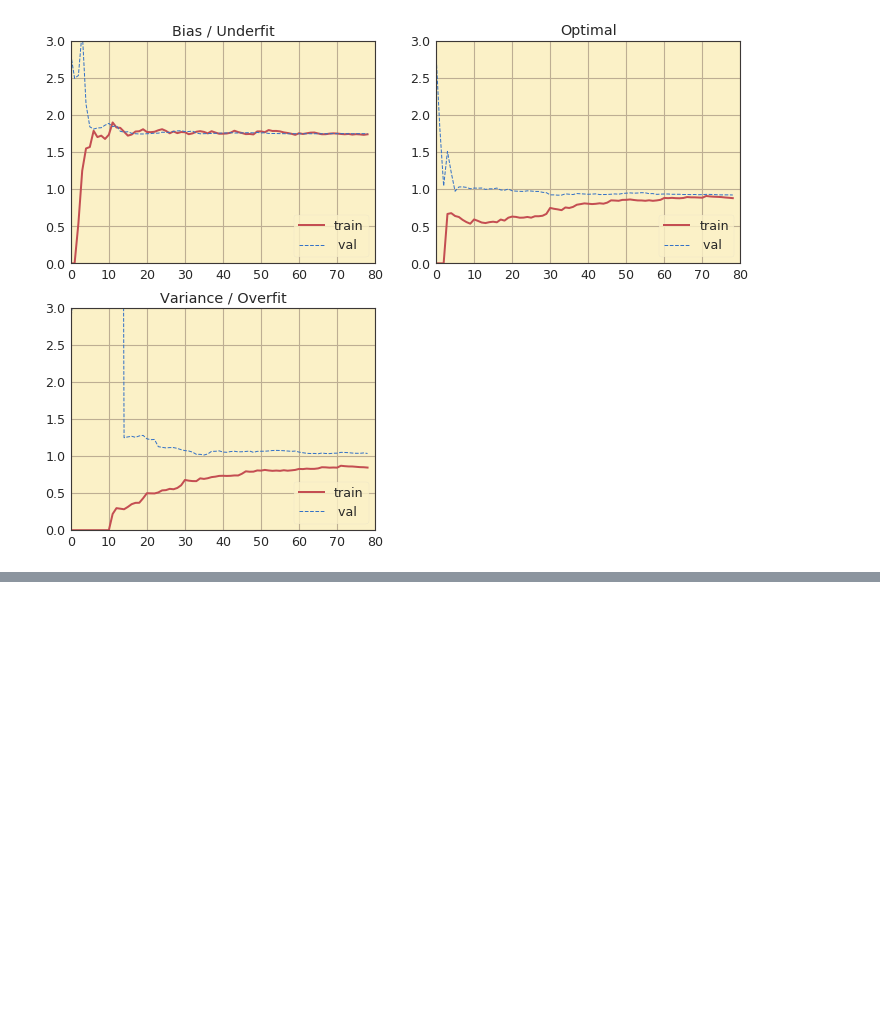
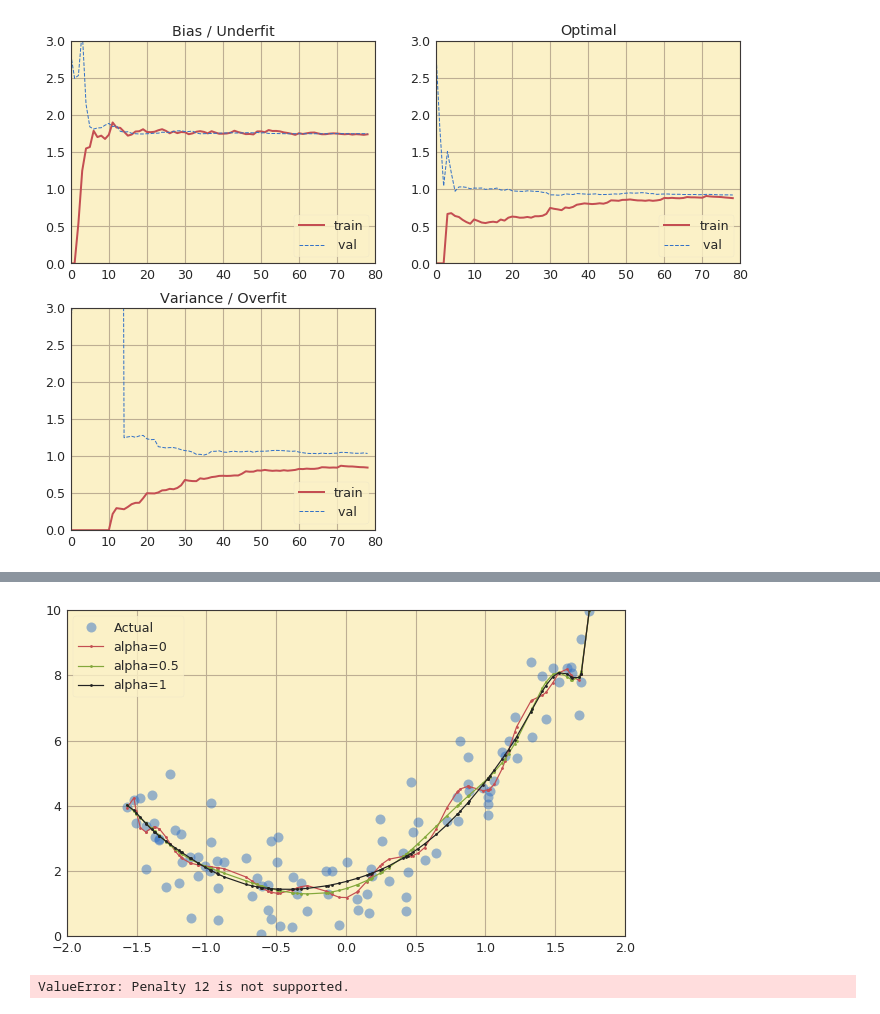
Before and after one commit to garcia-alex/ml-workflows, a Jupyter notebook: ch04.ipynb, the cells around one changed output, grey strips where cells are left out. Cells and saved outputs as stored; diff of their text form; code cells hidden in the pictures; blank space fills up the shorter version.

Commit message:
Ridge regression

```diff
--- a/ch04.ipynb
+++ b/ch04.ipynb
@@ -264,0 +306,47 @@ plot_lcs(et, ev, et_, ev_, et__, ev__)
+# %%
+rr = LinearRegressionModel(LinearRegression)
+rr_ = LinearRegressionModel(Ridge, alpha=0.05, solver='cholesky')
+rr__ = LinearRegressionModel(Ridge, alpha=1, solver='cholesky')
+
+rr.evaluate(X_, y)
+rr_.evaluate(X_, y)
+rr__.evaluate(X_, y)
+
+Xs, ys = zip(*sorted(zip(X, rr.predictions)))
+Xs_, ys_ = zip(*sorted(zip(X, rr_.predictions)))
+Xs__, ys__ = zip(*sorted(zip(X, rr__.predictions)))
+
+plt.figure(figsize=(10, 6))
+plt.plot(X, y, 'o', markersize=10, color='b', alpha=0.5, label="Actual")
+
+plt.plot(Xs, ys, 'r.-', label='alpha=0')
+plt.plot(Xs_, ys_, 'g.-', label='alpha=0.5')
+plt.plot(Xs__, ys__, 'k.-', label='alpha=1')
+
+plt.legend(loc='upper left')
+plt.axis([-2, 2, 0, 10])
+plt.show()
+# %% [output]
+[figure, added]
+# %%
+theta_, _ = linear_fit(X_, y, algo=METHOD_SGD, epochs=50, lr=0.1, alpha=0.05)
+y_ = linear_predict(X_, theta_)
+
+model = SGDRegressor(max_iter=50, tol=-np.infty, penalty="l2")
+model.fit(X_, y.ravel())
+y__ = model.predict(X_)
+
+Xs, ys = zip(*sorted(zip(X, rr.predictions)))
+Xs_, ys_ = zip(*sorted(zip(X, rr_.predictions)))
+
+plt.figure(figsize=(10, 6))
+plt.plot(X, y, 'o', markersize=10, color='b', alpha=0.5, label="Actual")
+
+plt.plot(Xs, ys, 'r.-', label='alpha=0')
+plt.plot(Xs_, ys_, 'g.-', label='alpha=0.5')
+
+plt.legend(loc='upper left')
+plt.axis([-2, 2, 0, 10])
+plt.show()
+# %% [output]
+ValueError: Penalty 12 is not supported.
```
Also changed, not shown: parts of 5 cells of this notebook, 1 other file.
